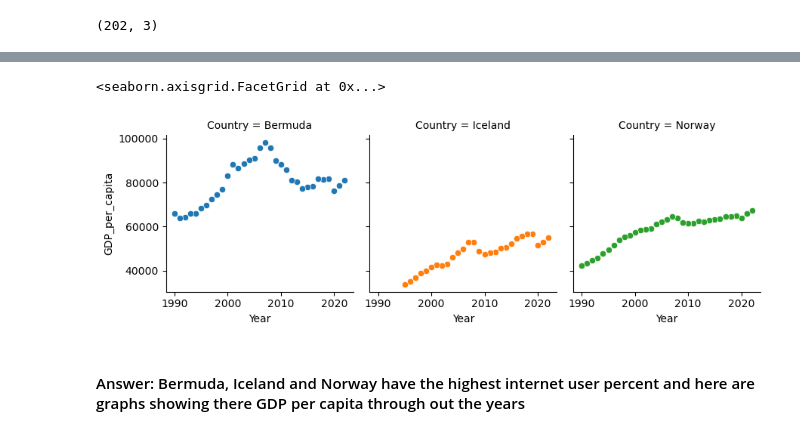
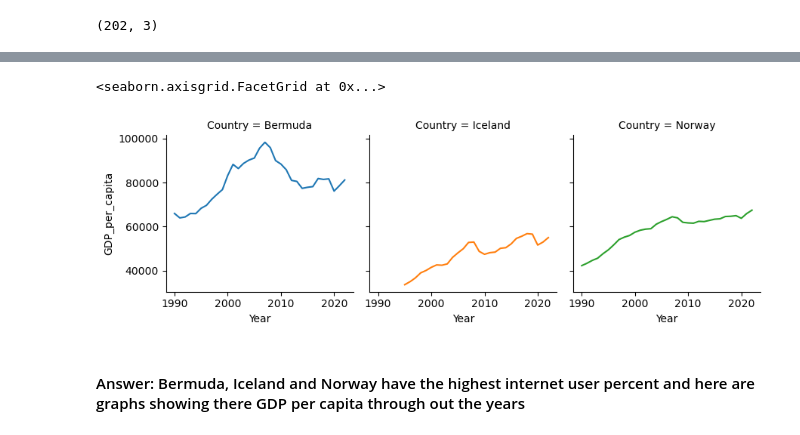
Before and after one commit to NSS-Data-Analytics-Cohort-11/undata-KohanaD, a Jupyter notebook: notebook/UN_Da11_Kohana_v2.ipynb, the cells around one changed output, grey strips where cells are left out. Saved outputs shown, nothing was run; the diff lists cells and outputs as text; code cells hidden in the pictures.

```diff
--- a/notebook/UN_Da11_Kohana_v2.ipynb
+++ b/notebook/UN_Da11_Kohana_v2.ipynb
@@ -604,10 +624,10 @@ Top_3_Countrys
 99 rows × 4 columns
 # %%
 g = sns.FacetGrid(Top_3_Countrys, col="Country", hue='Country')
-g.map_dataframe(sns.scatterplot, x='Year', y='GDP_per_capita')
+g.map_dataframe(sns.lineplot, x='Year', y='GDP_per_capita')
 # %% [output]
 <seaborn.axisgrid.FacetGrid at 0x...>
-[figure, old version]
+[figure, new version]
 # %% [markdown]
 #### Answer: Bermuda, Iceland and Norway have the highest internet user percent and here are graphs showing there GDP per capita through out the years
 # %% [markdown]
```
Also changed, not shown: parts of 34 cells of this notebook.
